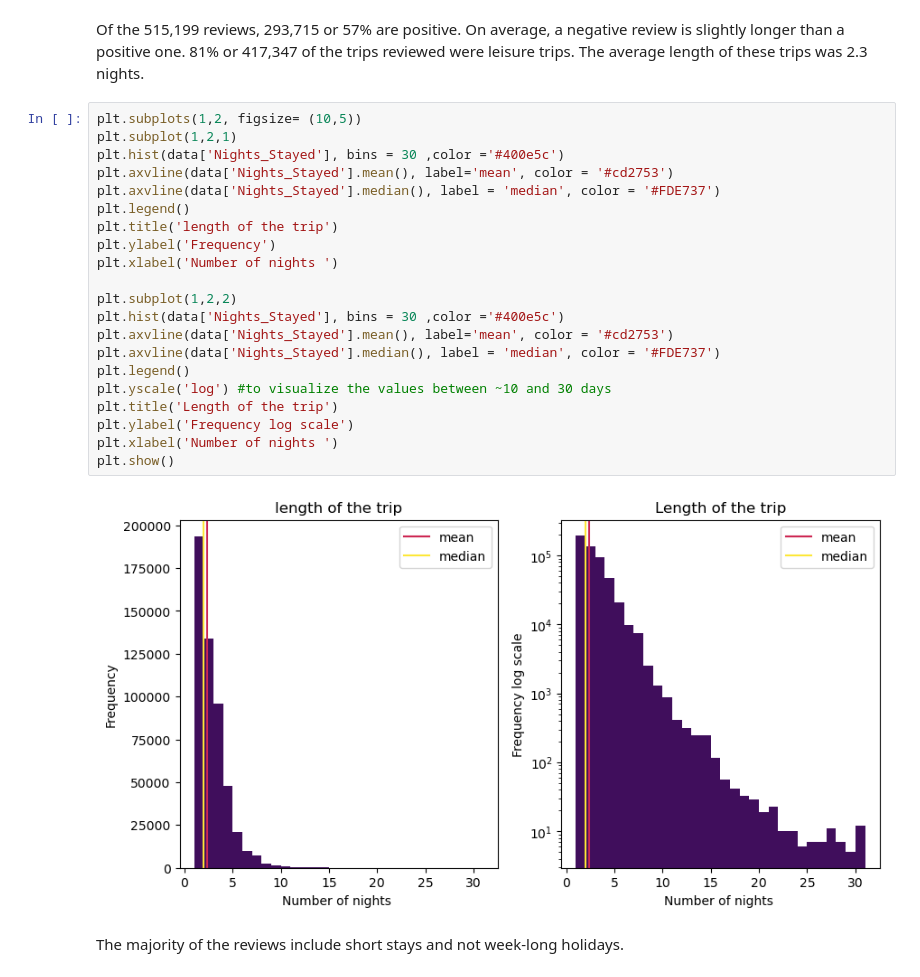
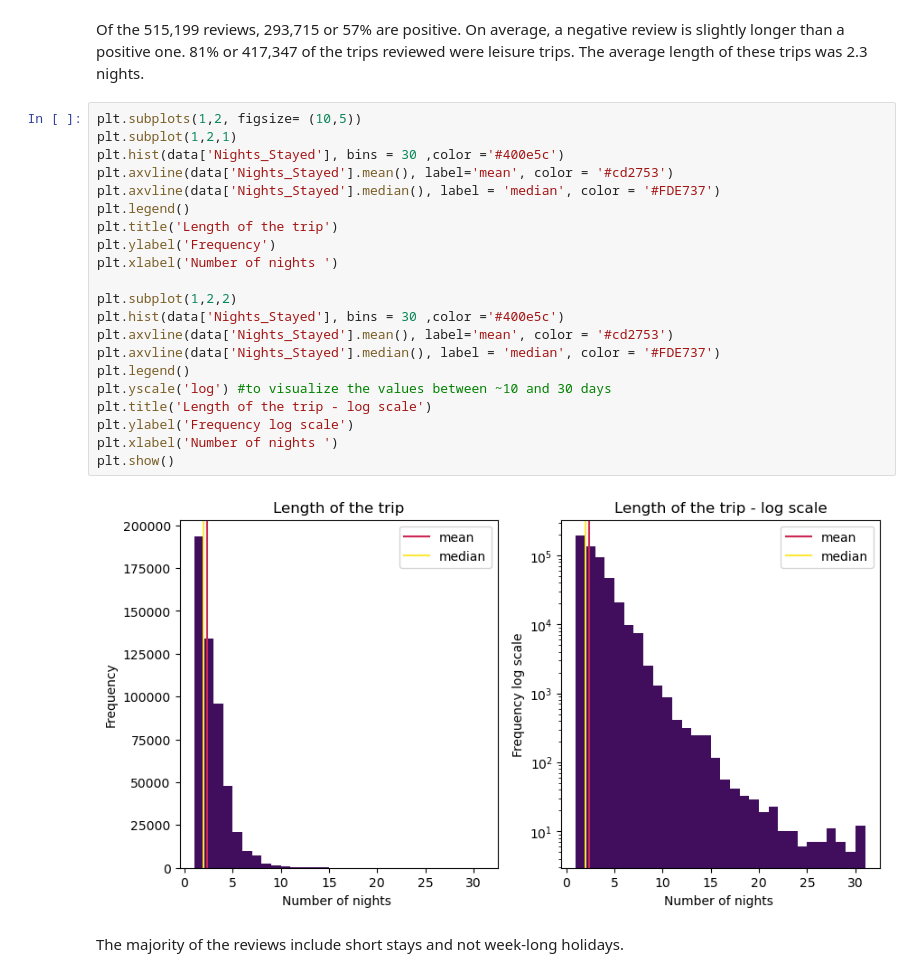
Before and after one commit to bennymiddel/personal_projects, a Jupyter notebook: 01_NLP_hotel_review/BM_NLP_hotel_review.ipynb, the cells around one changed output. Saved outputs shown, nothing was run; the diff lists cells and outputs as text.

```diff
--- a/01_NLP_hotel_review/BM_NLP_hotel_review.ipynb
+++ b/01_NLP_hotel_review/BM_NLP_hotel_review.ipynb
@@ -629,26 +621,26 @@ Of the 515,199 reviews, 293,715 or 57% are positive. On average, a negative revi
 # %%
 plt.subplots(1,2, figsize= (10,5))
 plt.subplot(1,2,1)
 plt.hist(data['Nights_Stayed'], bins = 30 ,color ='#400e5c')
 plt.axvline(data['Nights_Stayed'].mean(), label='mean', color = '#cd2753')
 plt.axvline(data['Nights_Stayed'].median(), label = 'median', color = '#FDE737')
 plt.legend()
-plt.title('length of the trip')
+plt.title('Length of the trip')
 plt.ylabel('Frequency')
 plt.xlabel('Number of nights ')
 
 plt.subplot(1,2,2)
 plt.hist(data['Nights_Stayed'], bins = 30 ,color ='#400e5c')
 plt.axvline(data['Nights_Stayed'].mean(), label='mean', color = '#cd2753')
 plt.axvline(data['Nights_Stayed'].median(), label = 'median', color = '#FDE737')
 plt.legend()
 plt.yscale('log') #to visualize the values between ~10 and 30 days
-plt.title('Length of the trip')
+plt.title('Length of the trip - log scale')
 plt.ylabel('Frequency log scale')
 plt.xlabel('Number of nights ')
 plt.show()
 # %% [output]
-[figure, old version]
+[figure, new version]
 # %% [markdown]
 The majority of the reviews include short stays and not week-long holidays.
 # %%
```
Also changed, not shown: parts of 80 cells of this notebook, 3 other files.
